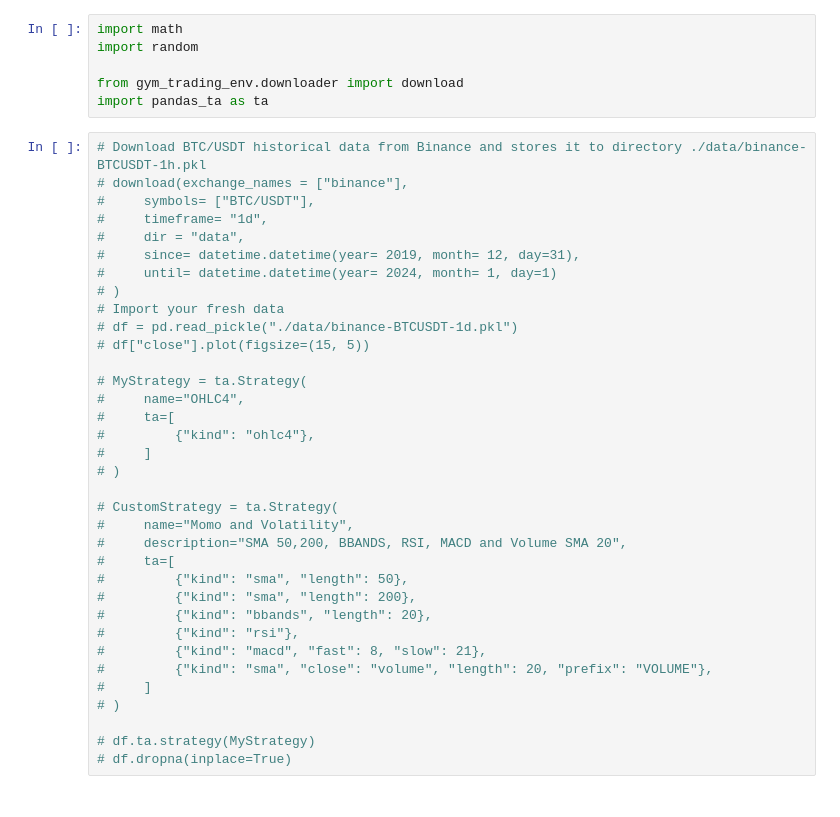
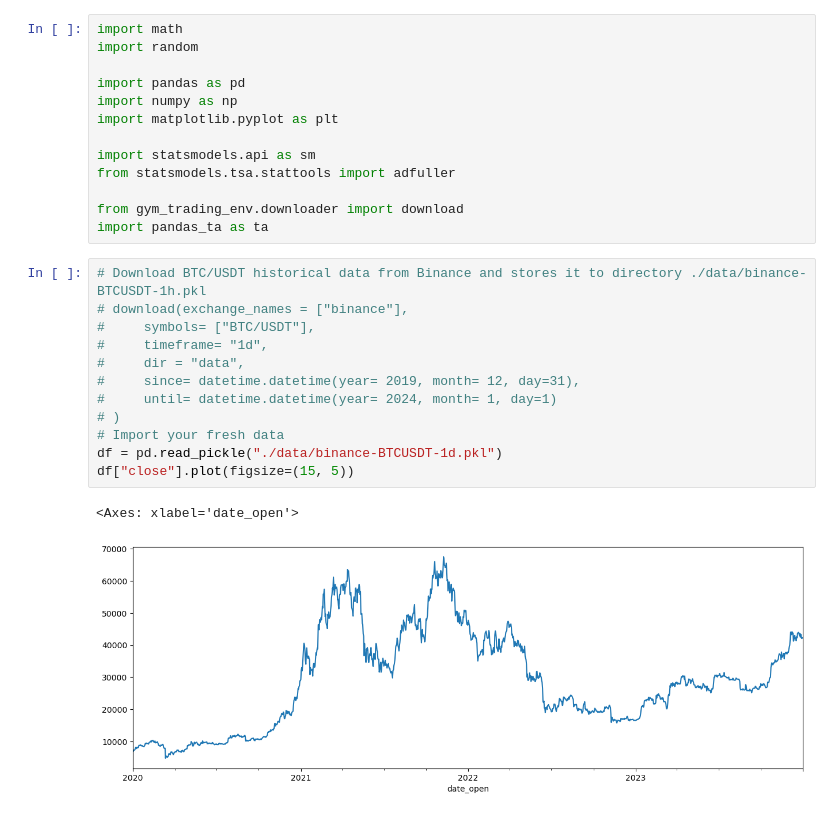
Before and after one commit to chantomkit/RLTrade, a Jupyter notebook: btc_analysis.ipynb, the cells around one changed output. Cells and saved outputs as stored; diff of their text form.

```diff
--- a/btc_analysis.ipynb
+++ b/btc_analysis.ipynb
@@ -2,40 +2,27 @@
 import math
 import random
 
+import pandas as pd
+import numpy as np
+import matplotlib.pyplot as plt
+
+import statsmodels.api as sm
+from statsmodels.tsa.stattools import adfuller
+
 from gym_trading_env.downloader import download
 import pandas_ta as ta
 # %%
 # Download BTC/USDT historical data from Binance and stores it to directory ./data/binance-BTCUSDT-1h.pkl
 # download(exchange_names = ["binance"],
 #     symbols= ["BTC/USDT"],
 #     timeframe= "1d",
 #     dir = "data",
 #     since= datetime.datetime(year= 2019, month= 12, day=31),
 #     until= datetime.datetime(year= 2024, month= 1, day=1)
 # )
 # Import your fresh data
-# df = pd.read_pickle("./data/binance-BTCUSDT-1d.pkl")
-# df["close"].plot(figsize=(15, 5))
-
-# MyStrategy = ta.Strategy(
-#     name="OHLC4",
-#     ta=[
-#         {"kind": "ohlc4"},
-#     ]
-# )
-
-# CustomStrategy = ta.Strategy(
-#     name="Momo and Volatility",
-#     description="SMA 50,200, BBANDS, RSI, MACD and Volume SMA 20",
-#     ta=[
-#         {"kind": "sma", "length": 50},
-#         {"kind": "sma", "length": 200},
-#         {"kind": "bbands", "length": 20},
-#         {"kind": "rsi"},
-#         {"kind": "macd", "fast": 8, "slow": 21},
-#         {"kind": "sma", "close": "volume", "length": 20, "prefix": "VOLUME"},
-#     ]
-# )
-
-# df.ta.strategy(MyStrategy)
-# df.dropna(inplace=True)
+df = pd.read_pickle("./data/binance-BTCUSDT-1d.pkl")
+df["close"].plot(figsize=(15, 5))
+# %% [output]
+<Axes: xlabel='date_open'>
+[figure, added]
```
Also changed, not shown: parts of 7 cells of this notebook.
